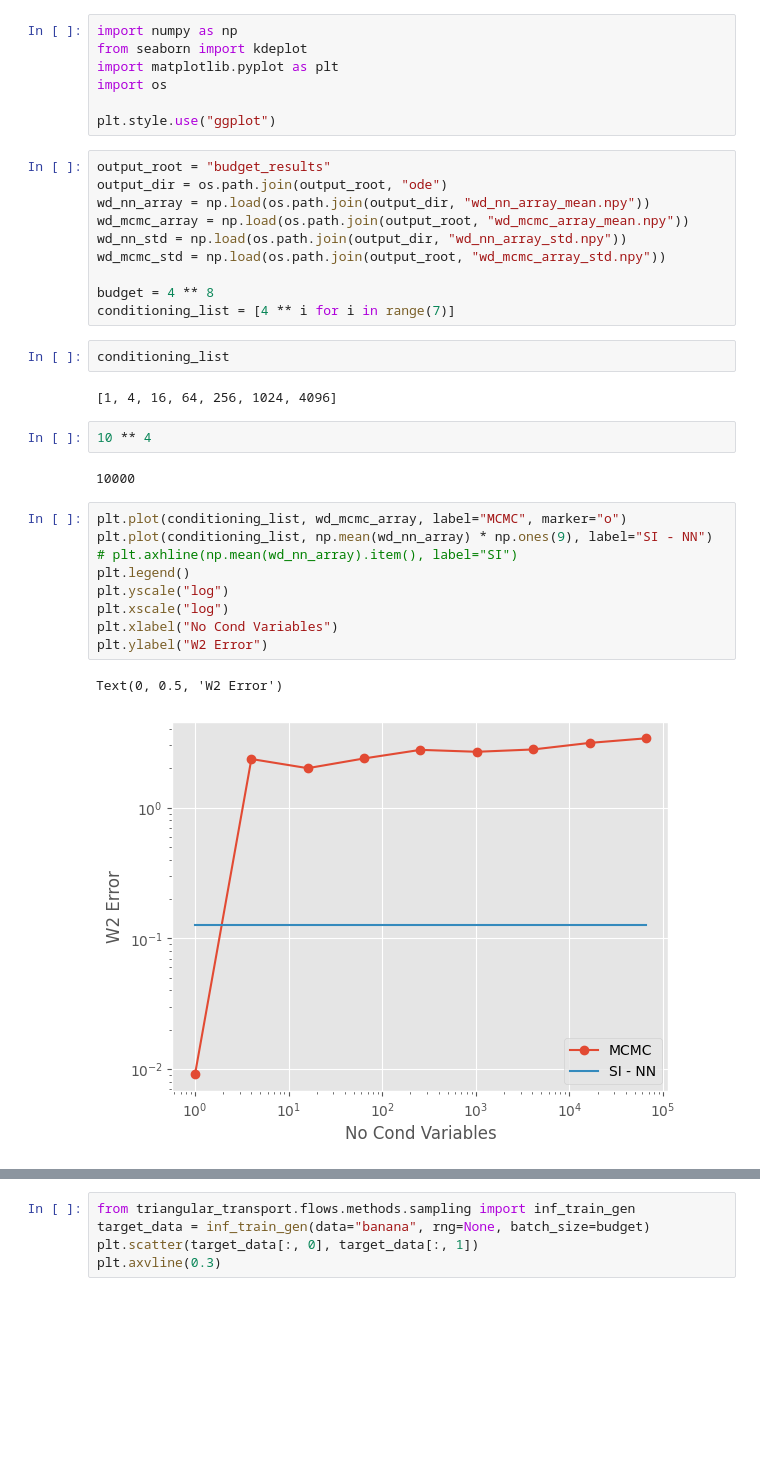
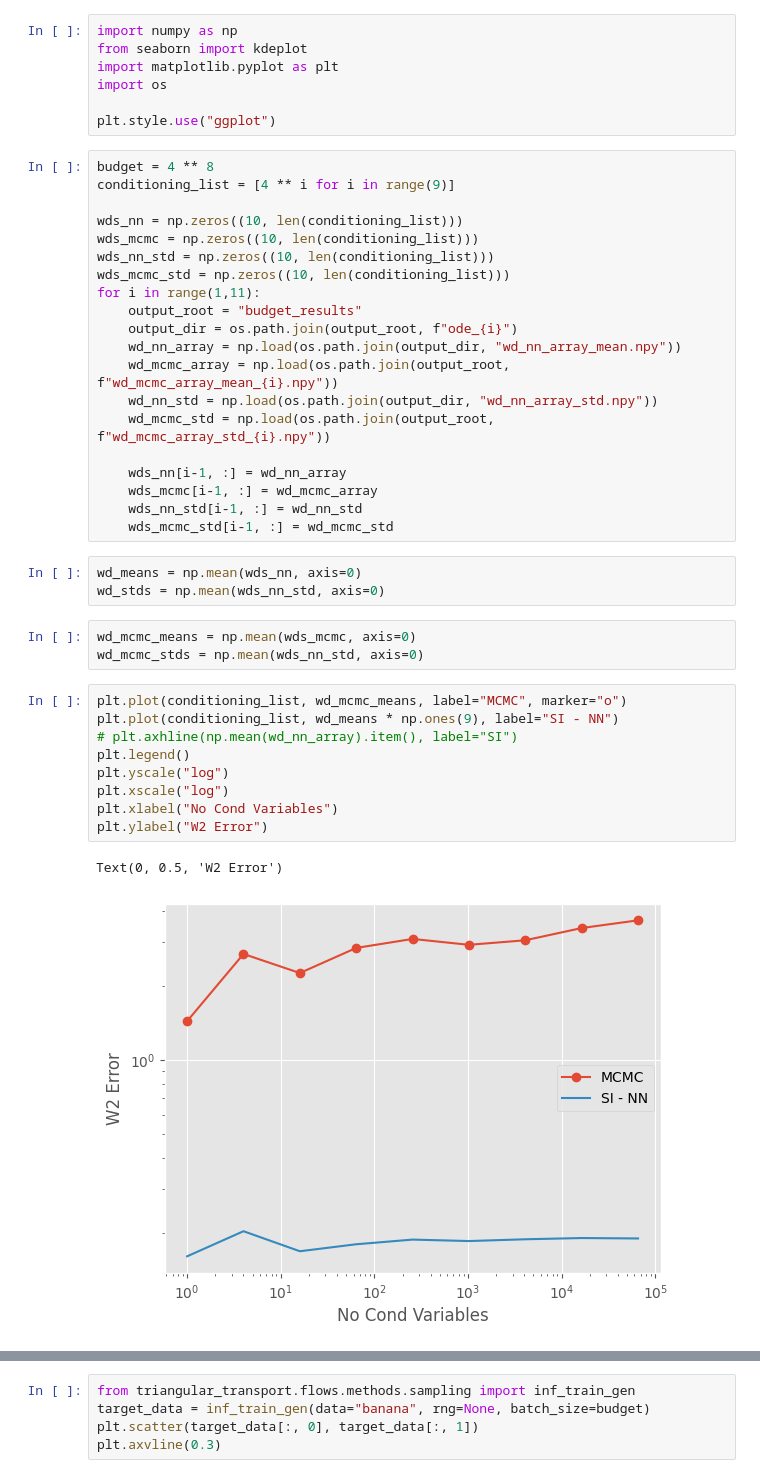
Before and after one commit to abjohnson117/TransportVsMcmcExperiments, a Jupyter notebook: banana/budget_test.ipynb, the cells around one changed output, grey strips where cells are left out. Cells and saved outputs as stored; diff of their text form; blank space fills up the shorter version.

```diff
--- a/banana/budget_test.ipynb
+++ b/banana/budget_test.ipynb
@@ -6,32 +6,40 @@ import os
 
 plt.style.use("ggplot")
 # %%
-output_root = "budget_results"
-output_dir = os.path.join(output_root, "ode")
-wd_nn_array = np.load(os.path.join(output_dir, "wd_nn_array_mean.npy"))
-wd_mcmc_array = np.load(os.path.join(output_root, "wd_mcmc_array_mean.npy"))
-wd_nn_std = np.load(os.path.join(output_dir, "wd_nn_array_std.npy"))
-wd_mcmc_std = np.load(os.path.join(output_root, "wd_mcmc_array_std.npy"))
+budget = 4 ** 8
+conditioning_list = [4 ** i for i in range(9)]
 
-budget = 4 ** 8
-conditioning_list = [4 ** i for i in range(7)]
+wds_nn = np.zeros((10, len(conditioning_list)))
+wds_mcmc = np.zeros((10, len(conditioning_list)))
+wds_nn_std = np.zeros((10, len(conditioning_list)))
+wds_mcmc_std = np.zeros((10, len(conditioning_list)))
+for i in range(1,11):
+    output_root = "budget_results"
+    output_dir = os.path.join(output_root, f"ode_{i}")
+    wd_nn_array = np.load(os.path.join(output_dir, "wd_nn_array_mean.npy"))
+    wd_mcmc_array = np.load(os.path.join(output_root, f"wd_mcmc_array_mean_{i}.npy"))
+    wd_nn_std = np.load(os.path.join(output_dir, "wd_nn_array_std.npy"))
+    wd_mcmc_std = np.load(os.path.join(output_root, f"wd_mcmc_array_std_{i}.npy"))
+
+    wds_nn[i-1, :] = wd_nn_array
+    wds_mcmc[i-1, :] = wd_mcmc_array
+    wds_nn_std[i-1, :] = wd_nn_std
+    wds_mcmc_std[i-1, :] = wd_mcmc_std
-# %%
-conditioning_list
-# %% [output]
-[1, 4, 16, 64, 256, 1024, 4096]
-# %%
-10 ** 4
-# %% [output]
-10000
+# %%
+wd_means = np.mean(wds_nn, axis=0)
+wd_stds = np.mean(wds_nn_std, axis=0)
+# %%
+wd_mcmc_means = np.mean(wds_mcmc, axis=0)
+wd_mcmc_stds = np.mean(wds_nn_std, axis=0)
 # %%
-plt.plot(conditioning_list, wd_mcmc_array, label="MCMC", marker="o")
-plt.plot(conditioning_list, np.mean(wd_nn_array) * np.ones(9), label="SI - NN")
+plt.plot(conditioning_list, wd_mcmc_means, label="MCMC", marker="o")
+plt.plot(conditioning_list, wd_means * np.ones(9), label="SI - NN")
 # plt.axhline(np.mean(wd_nn_array).item(), label="SI")
 plt.legend()
 plt.yscale("log")
 plt.xscale("log")
 plt.xlabel("No Cond Variables")
 plt.ylabel("W2 Error")
 # %% [output]
 Text(0, 0.5, 'W2 Error')
-[figure, old version]
+[figure, new version]
```
Also changed, not shown: parts of 2 cells of this notebook, 4 other files.
